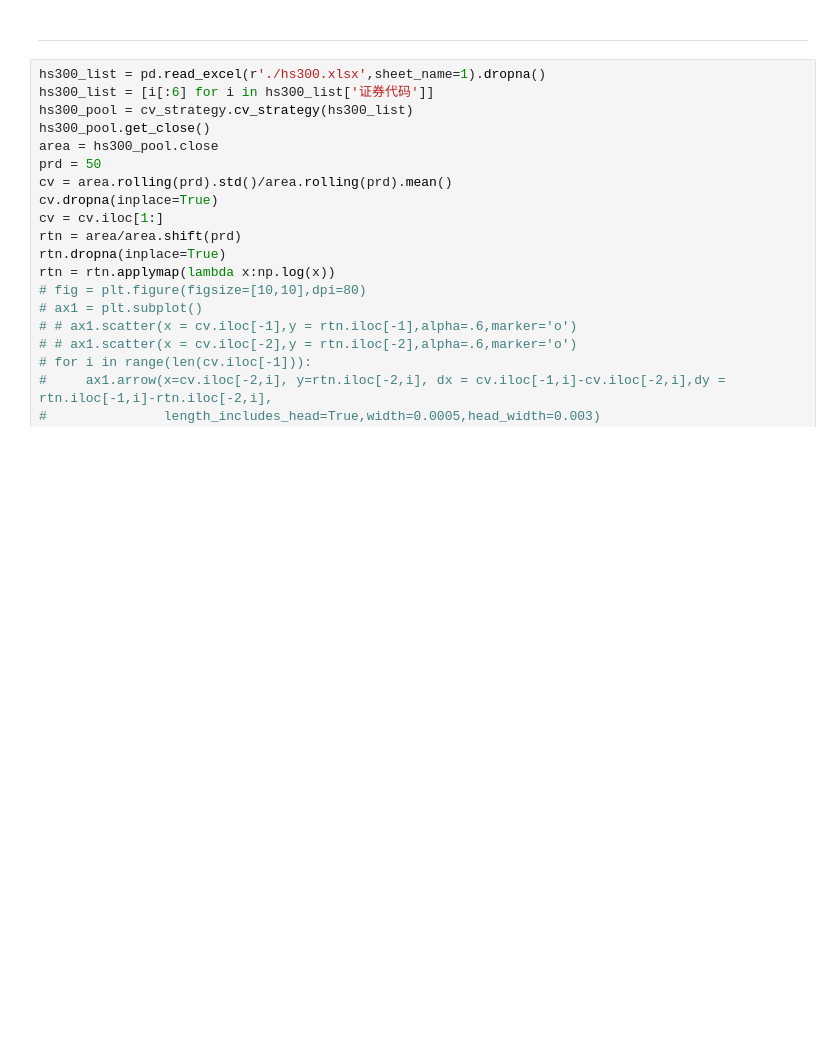
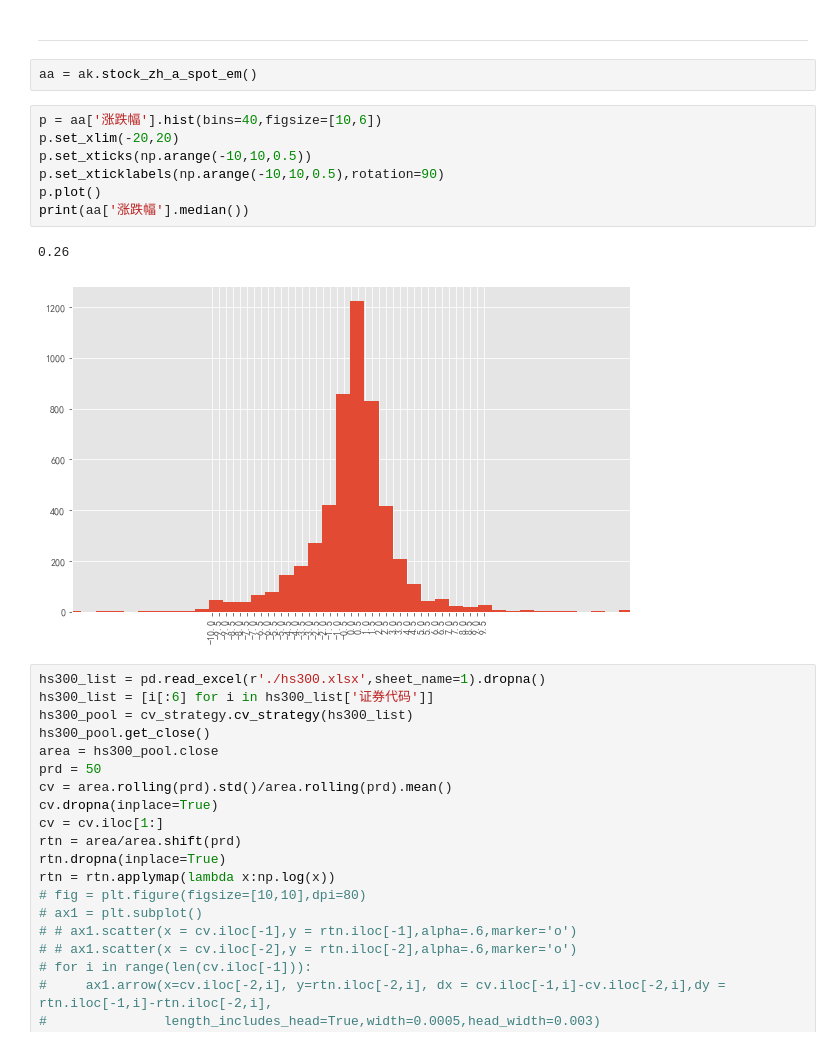
Before and after one commit to jwli601/stocks_stories, a Jupyter notebook: cv_strategy_intro.ipynb, the cells around one changed output. Drawn from its saved outputs; the diff is of its cells as text; blank space fills up the shorter version.

```diff
--- a/cv_strategy_intro.ipynb
+++ b/cv_strategy_intro.ipynb
@@ -470,5 +492,17 @@ date
 # %% [markdown]
 ---
+# %%
+aa = ak.stock_zh_a_spot_em()
+# %%
+p = aa['涨跌幅'].hist(bins=40,figsize=[10,6])
+p.set_xlim(-20,20)
+p.set_xticks(np.arange(-10,10,0.5))
+p.set_xticklabels(np.arange(-10,10,0.5),rotation=90)
+p.plot()
+print(aa['涨跌幅'].median())
+# %% [output]
+0.26
+[figure, added]
 # %%
 hs300_list = pd.read_excel(r'./hs300.xlsx',sheet_name=1).dropna()
 hs300_list = [i[:6] for i in hs300_list['证券代码']]
```
Also changed, not shown: parts of 6 cells of this notebook, 2 other files.
